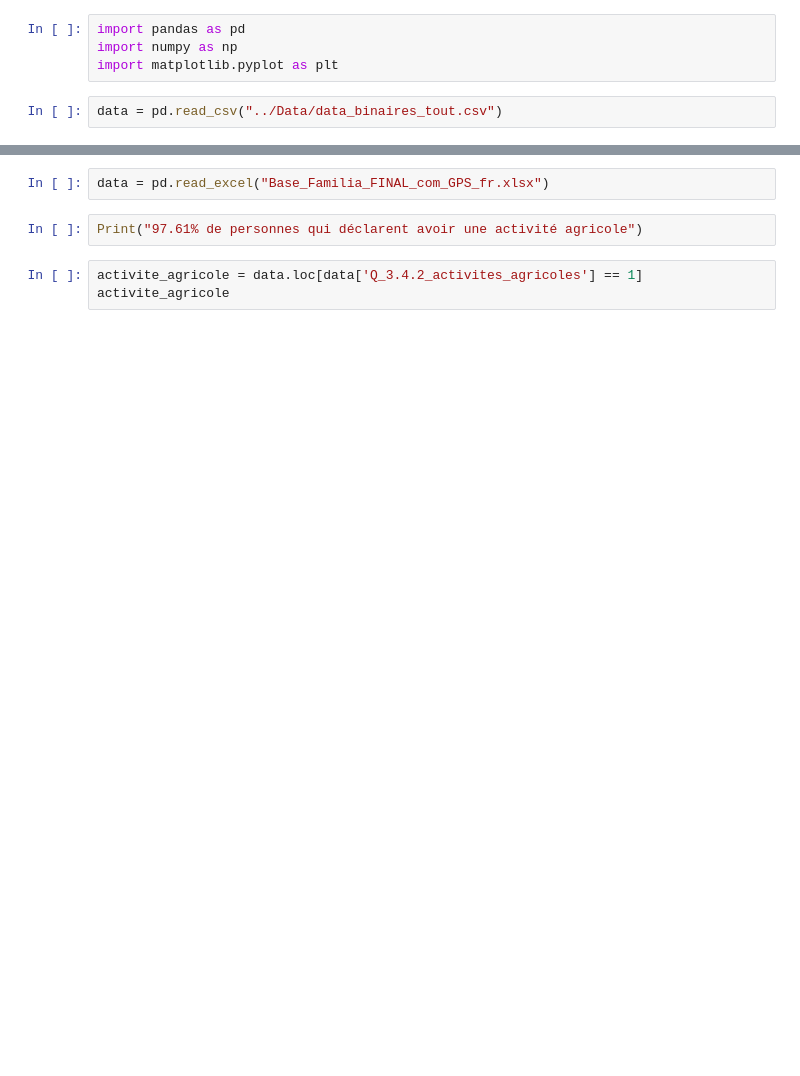
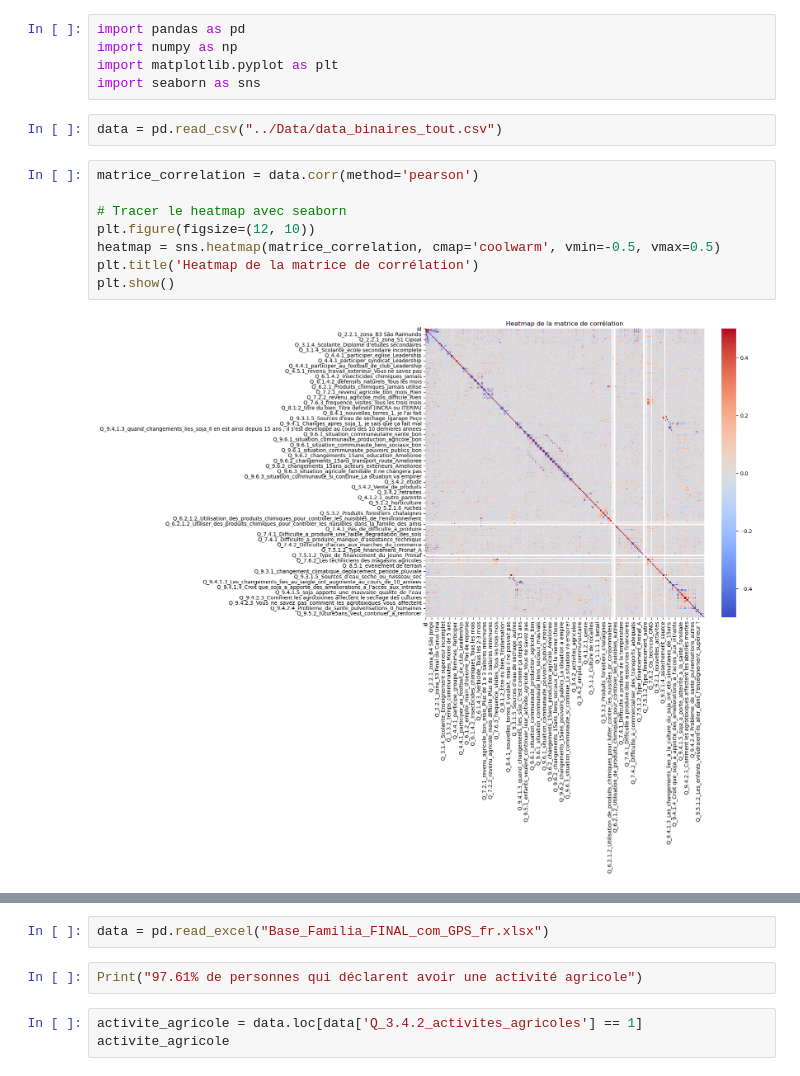
Before and after one commit to KarimTchere/MarathonDuWeb_SojAmaz, a Jupyter notebook: Data/data_traitement.ipynb, the cells around one changed output, grey strips where cells are left out. Saved outputs shown, nothing was run; the diff lists cells and outputs as text; blank space fills up the shorter version.

```diff
--- a/Data/data_traitement.ipynb
+++ b/Data/data_traitement.ipynb
@@ -2,5 +2,16 @@
 import pandas as pd
 import numpy as np
 import matplotlib.pyplot as plt
+import seaborn as sns
 # %%
 data = pd.read_csv("../Data/data_binaires_tout.csv")
+# %%
+matrice_correlation = data.corr(method='pearson')
+
+# Tracer le heatmap avec seaborn
+plt.figure(figsize=(12, 10))
+heatmap = sns.heatmap(matrice_correlation, cmap='coolwarm', vmin=-0.5, vmax=0.5)
+plt.title('Heatmap de la matrice de corrélation')
+plt.show()
+# %% [output]
+[figure, added]
```
Also changed, not shown: parts of 2 cells of this notebook, 8 other files.
